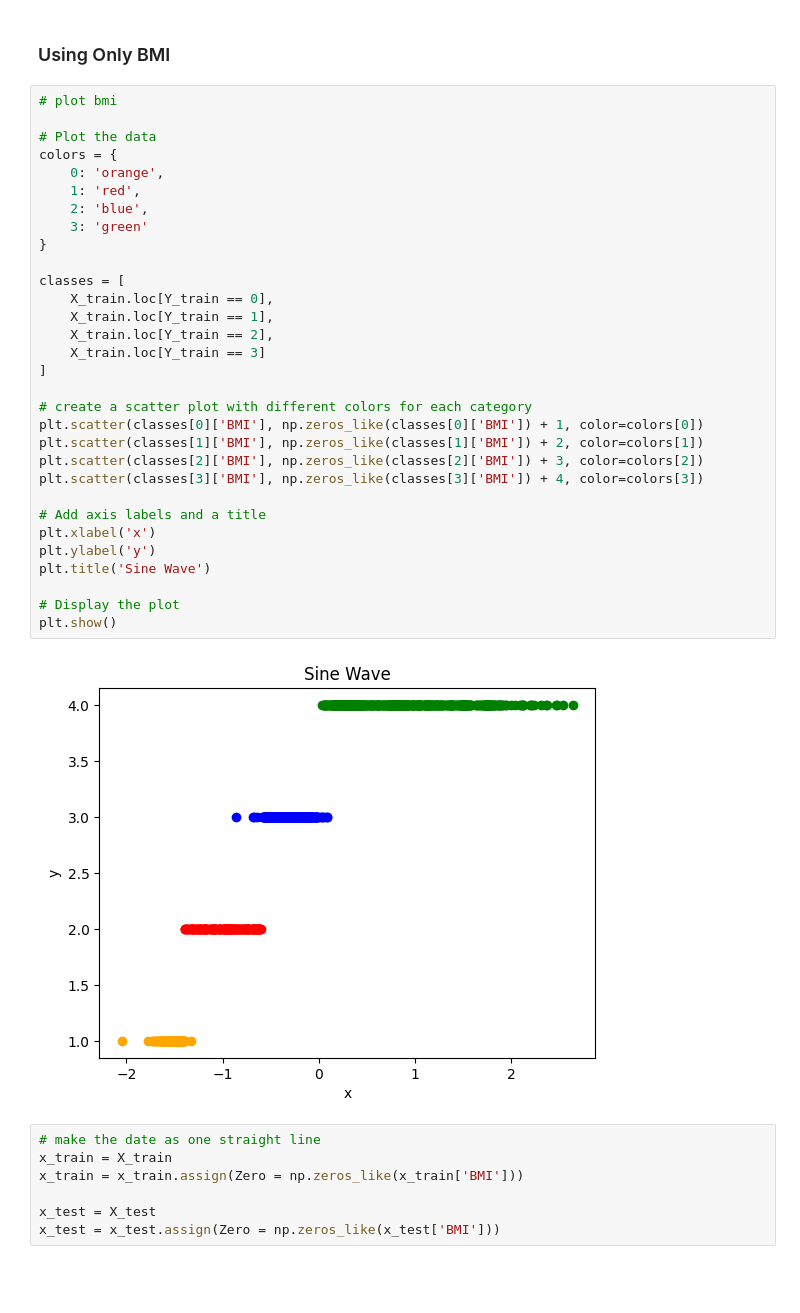
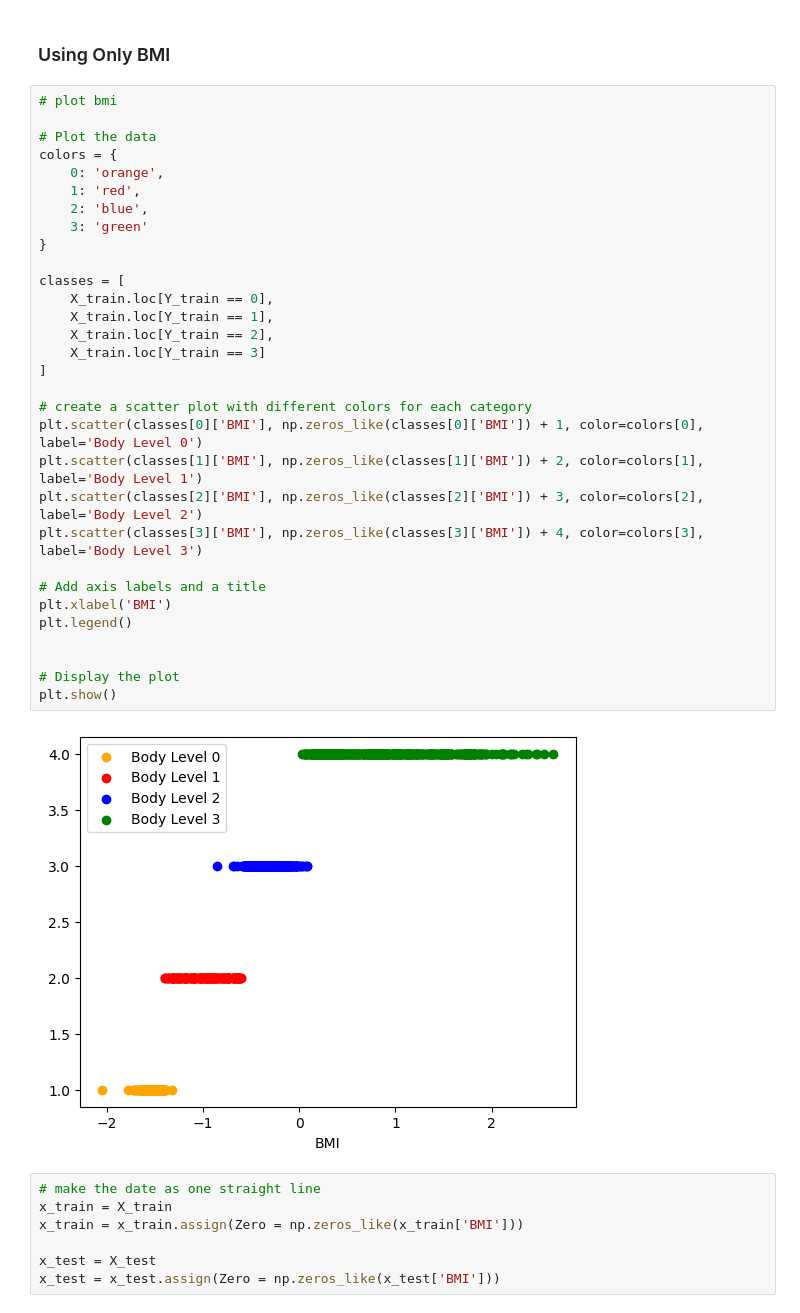
Before and after one commit to AmmarMohamed21/Human-Body-Level-Classification, a Jupyter notebook: perceptron.ipynb, the cells around one changed output. Drawn from its saved outputs; the diff is of its cells as text; blank space fills up the shorter version.

```diff
--- a/perceptron.ipynb
+++ b/perceptron.ipynb
@@ -262,36 +339,36 @@ Confusion matrix:
 # %%
 # plot bmi
 
 # Plot the data
 colors = {
     0: 'orange',
     1: 'red',
     2: 'blue',
     3: 'green'
 }
 
 classes = [
     X_train.loc[Y_train == 0],
     X_train.loc[Y_train == 1],
     X_train.loc[Y_train == 2],
     X_train.loc[Y_train == 3]
 ]
 
 # create a scatter plot with different colors for each category
-plt.scatter(classes[0]['BMI'], np.zeros_like(classes[0]['BMI']) + 1, color=colors[0])
-plt.scatter(classes[1]['BMI'], np.zeros_like(classes[1]['BMI']) + 2, color=colors[1])
-plt.scatter(classes[2]['BMI'], np.zeros_like(classes[2]['BMI']) + 3, color=colors[2])
-plt.scatter(classes[3]['BMI'], np.zeros_like(classes[3]['BMI']) + 4, color=colors[3])
+plt.scatter(classes[0]['BMI'], np.zeros_like(classes[0]['BMI']) + 1, color=colors[0], label='Body Level 0')
+plt.scatter(classes[1]['BMI'], np.zeros_like(classes[1]['BMI']) + 2, color=colors[1], label='Body Level 1')
+plt.scatter(classes[2]['BMI'], np.zeros_like(classes[2]['BMI']) + 3, color=colors[2], label='Body Level 2')
+plt.scatter(classes[3]['BMI'], np.zeros_like(classes[3]['BMI']) + 4, color=colors[3], label='Body Level 3')
 
 # Add axis labels and a title
-plt.xlabel('x')
-plt.ylabel('y')
-plt.title('Sine Wave')
+plt.xlabel('BMI')
+plt.legend()
+
 
 # Display the plot
 plt.show()
 # %% [output]
-[figure, old version]
+[figure, new version]
 # %%
 # make the date as one straight line
 x_train = X_train
```
Also changed, not shown: parts of 14 cells of this notebook.
